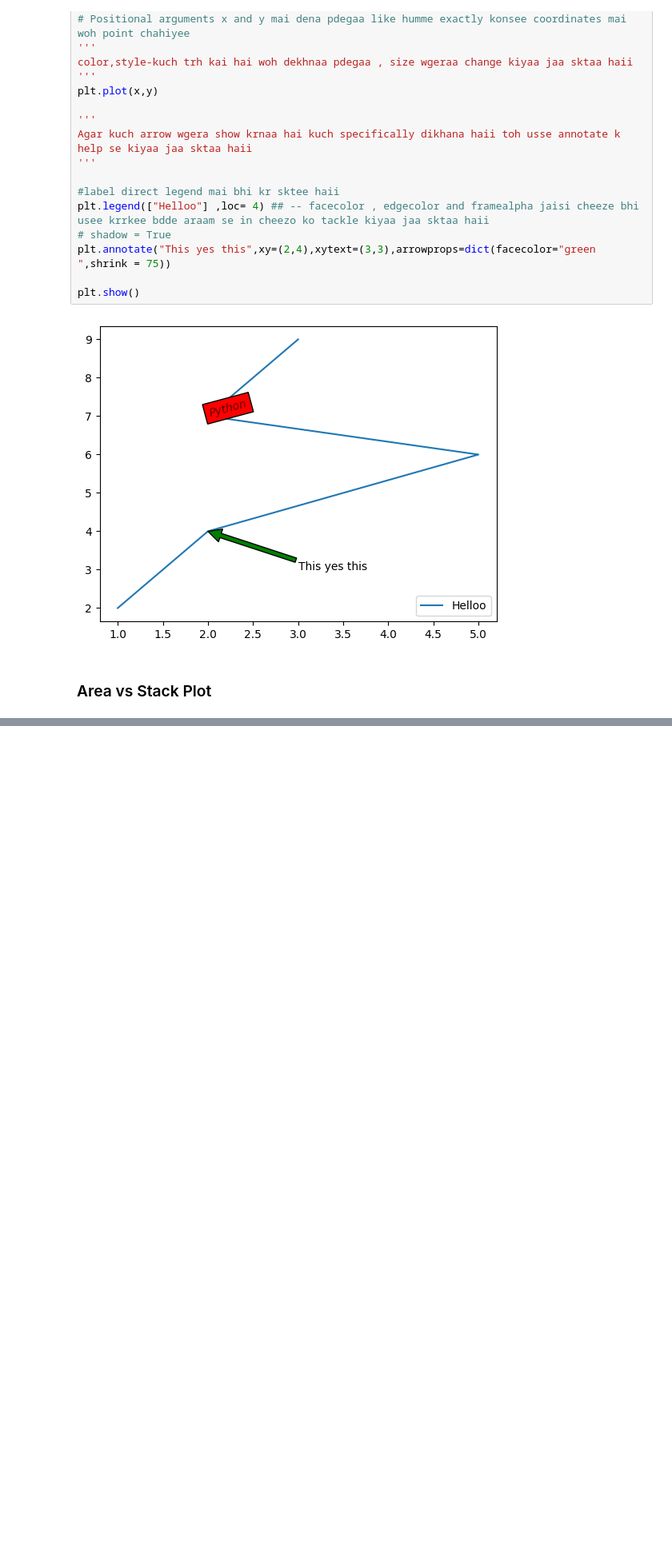
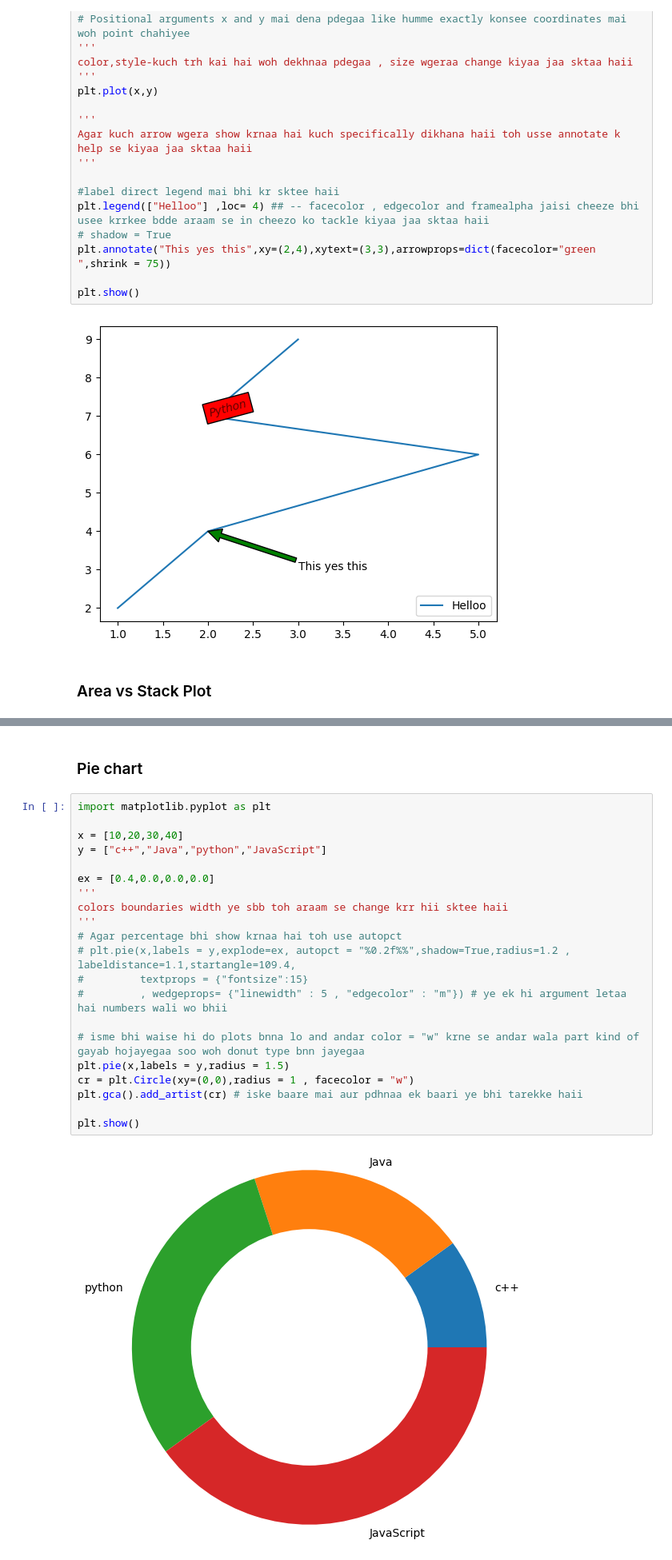
Before and after one commit to Ayushraj2141/isa-intern, a Jupyter notebook: Python_mathplotlib/understanding.ipynb, the cells around one changed output, grey strips where cells are left out. Shown at 80% size. Cells and saved outputs as stored; diff of their text form; blank space fills up the shorter version.

```diff
--- a/Python_mathplotlib/understanding.ipynb
+++ b/Python_mathplotlib/understanding.ipynb
@@ -286,0 +320,25 @@ plt.show()
+# %% [markdown]
+### Pie chart
+# %%
+import matplotlib.pyplot as plt
+
+x = [10,20,30,40]
+y = ["c++","Java","python","JavaScript"]
+
+ex = [0.4,0.0,0.0,0.0]
+'''
+colors boundaries width ye sbb toh araam se change krr hii sktee haii
+'''
+# Agar percentage bhi show krnaa hai toh use autopct
+# plt.pie(x,labels = y,explode=ex, autopct = "%0.2f%%",shadow=True,radius=1.2 , labeldistance=1.1,startangle=109.4,
+#         textprops = {"fontsize":15}
+#         , wedgeprops= {"linewidth" : 5 , "edgecolor" : "m"}) # ye ek hi argument letaa hai numbers wali wo bhii
+
+# isme bhi waise hi do plots bnna lo and andar color = "w" krne se andar wala part kind of gayab hojayegaa soo woh donut type bnn jayegaa
+plt.pie(x,labels = y,radius = 1.5)
+cr = plt.Circle(xy=(0,0),radius = 1 , facecolor = "w")
+plt.gca().add_artist(cr) # iske baare mai aur pdhnaa ek baari ye bhi tarekke haii
+
+plt.show()
+# %% [output]
+[figure, added]
```
Also changed, not shown: parts of 5 cells of this notebook, 1 other file.
